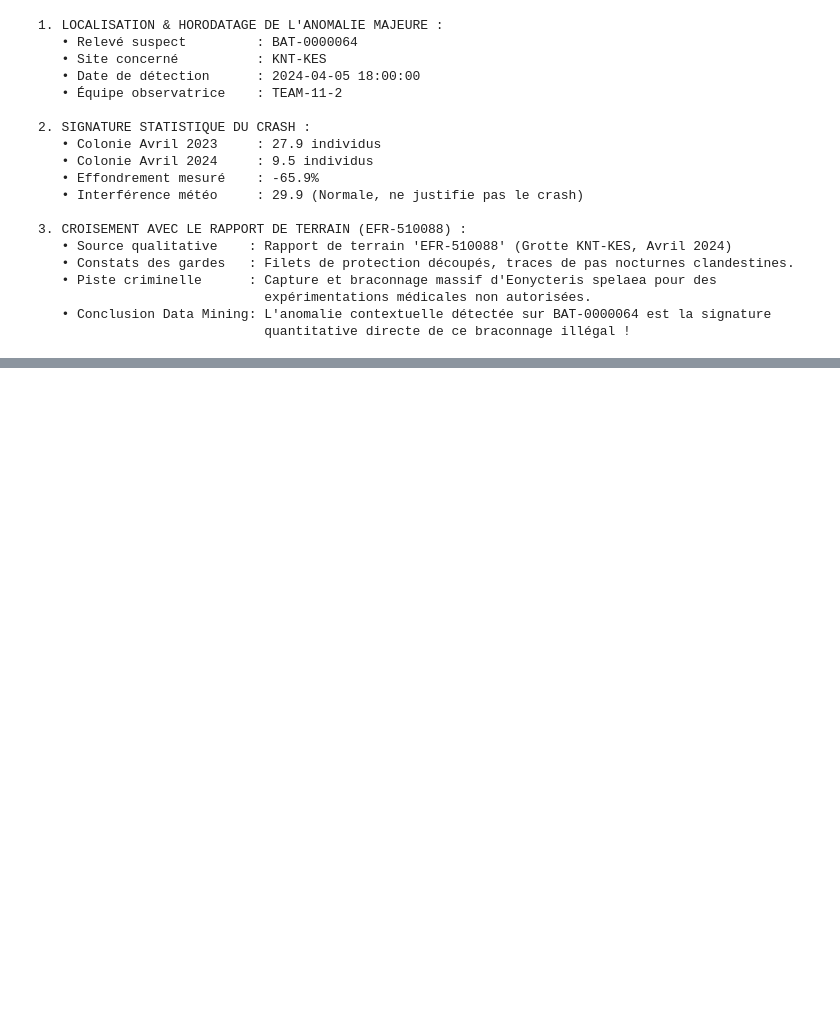
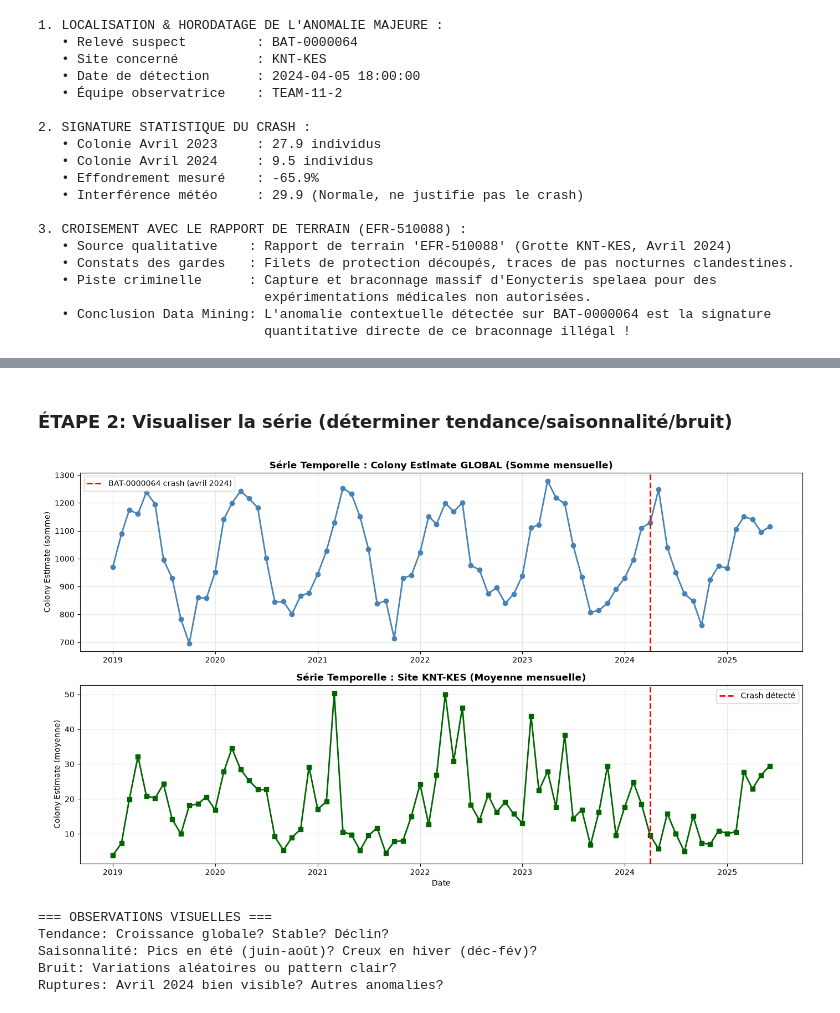
Before and after one commit to HananeDjouadi/G05-DataMining-2627, a Jupyter notebook: data/ecology/bat_surveys.ipynb, the cells around one changed output, grey strips where cells are left out. Drawn from its saved outputs; the diff is of its cells as text; code cells hidden in the pictures; blank space fills up the shorter version.

Commit message:
finaliser bat_survey/ bloc5:donnes spacialles et temporelles

```diff
--- a/data/ecology/bat_surveys.ipynb
+++ b/data/ecology/bat_surveys.ipynb
@@ -1413,0 +1418,17 @@ print(f"                             quantitative directe de ce braconnage illé
+# %%
+# Créer des séries temporelles par MOIS
+df_analysis['year_month'] = df_analysis['survey_start'].dt.to_period('M')
+
+# Série 1: Activité GLOBALE (sum colony_estimate par mois)
+series_global = df_analysis.groupby('year_month')['colony_estimate'].sum().sort_index()
+series_global.index = series_global.index.to_timestamp()
+
+# Série 2: Site KNT-KES spécifiquement (pour isoler crash BAT-0000064)
+knt_kes_data = df_analysis[df_analysis['site_code'] == 'KNT-KES'].copy()
+series_knt_kes = knt_kes_data.groupby('year_month')['colony_estimate'].mean().sort_index()
+series_knt_kes.index = series_knt_kes.index.to_timestamp()
+
+print(f"Série GLOBALE : {len(series_global)} observations (mois)")
+print(f"Série KNT-KES : {len(series_knt_kes)} observations (mois)")
+print(f"\nSérie GLOBALE (premiers mois):\n{series_global.head(10)}")
+print(f"\nSérie KNT-KES (avril 2024 - crash BAT-0000064):\n{series_knt_kes[series_knt_kes.index.month == 4]}")
@@ -1413,0 +1453,39 @@ print(f"                             quantitative directe de ce braconnage illé
+# %% [markdown]
+### ÉTAPE 2: Visualiser la série (déterminer tendance/saisonnalité/bruit)
+# %%
+# Visualisation des 2 séries
+fig, axes = plt.subplots(2, 1, figsize=(14, 8))
+
+# Série globale
+axes[0].plot(series_global.index, series_global.values, marker='o', linewidth=2, color='steelblue')
+axes[0].set_title("Série Temporelle : Colony Estimate GLOBAL (Somme mensuelle)", fontweight='bold', fontsize=12)
+axes[0].set_ylabel("Colony Estimate (somme)")
+axes[0].grid(True, alpha=0.3)
+axes[0].axvline(x=pd.Timestamp('2024-04-01'), color='red', linestyle='--', linewidth=2, label='BAT-0000064 crash (avril 2024)')
+axes[0].legend()
+
+# Série KNT-KES
+axes[1].plot(series_knt_kes.index, series_knt_kes.values, marker='s', linewidth=2, color='darkgreen')
+axes[1].set_title("Série Temporelle : Site KNT-KES (Moyenne mensuelle)", fontweight='bold', fontsize=12)
+axes[1].set_ylabel("Colony Estimate (moyenne)")
+axes[1].set_xlabel("Date")
+axes[1].grid(True, alpha=0.3)
+axes[1].axvline(x=pd.Timestamp('2024-04-01'), color='red', linestyle='--', linewidth=2, label='Crash détecté')
+axes[1].legend()
+
+plt.tight_layout()
+plt.show()
+
+# Observations visuelles
+print("=== OBSERVATIONS VISUELLES ===")
+print(f"Tendance: Croissance globale? Stable? Déclin?")
+print(f"Saisonnalité: Pics en été (juin-août)? Creux en hiver (déc-fév)?")
+print(f"Bruit: Variations aléatoires ou pattern clair?")
+print(f"Ruptures: Avril 2024 bien visible? Autres anomalies?")
+# %% [output]
+[figure, added]
+=== OBSERVATIONS VISUELLES ===
+Tendance: Croissance globale? Stable? Déclin?
+Saisonnalité: Pics en été (juin-août)? Creux en hiver (déc-fév)?
+Bruit: Variations aléatoires ou pattern clair?
+Ruptures: Avril 2024 bien visible? Autres anomalies?
```
Also changed, not shown: parts of 24 cells of this notebook, 2 other files.
